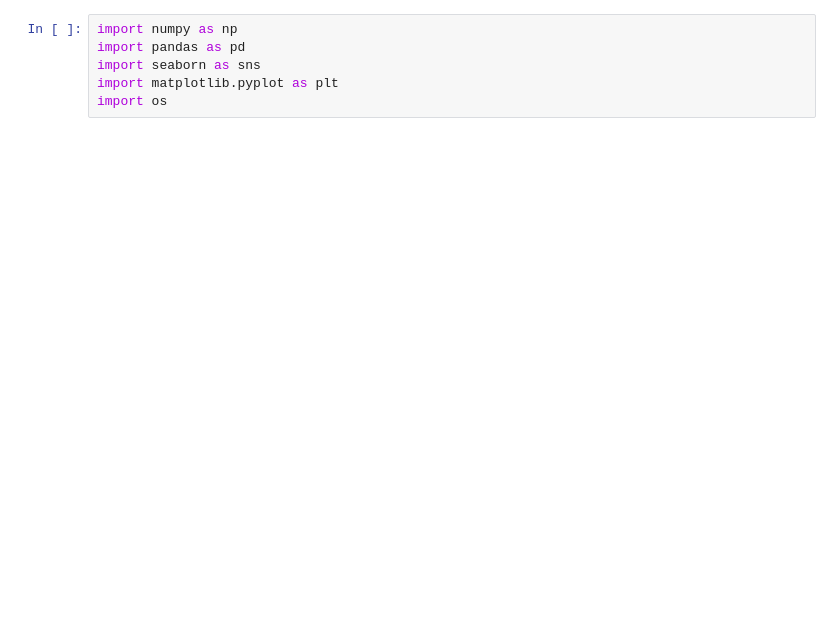
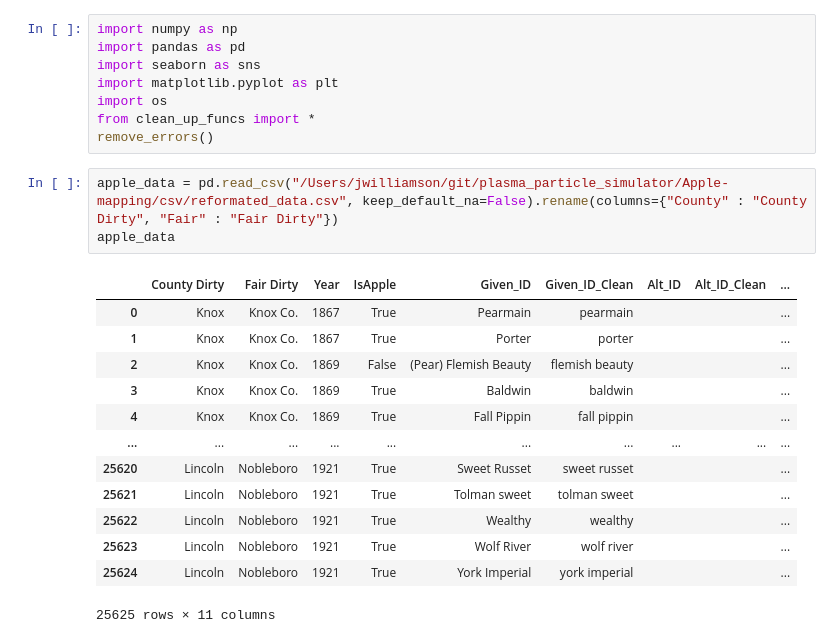
Before and after one commit to greggery88/Apple-Mapping-, a Jupyter notebook: SortingData.ipynb, the cells around one changed output. Drawn from its saved outputs; the diff is of its cells as text; blank space fills up the shorter version.

```diff
--- a/SortingData.ipynb
+++ b/SortingData.ipynb
@@ -4,3 +4,22 @@ import pandas as pd
 import seaborn as sns
 import matplotlib.pyplot as plt
 import os
+from clean_up_funcs import *
+remove_errors()
+# %%
+apple_data = pd.read_csv("/Users/jwilliamson/git/plasma_particle_simulator/Apple-mapping/csv/reformated_data.csv", keep_default_na=False).rename(columns={"County" : "County Dirty", "Fair" : "Fair Dirty"})
+apple_data
+# %% [output]
+|  | County Dirty | Fair Dirty | Year | IsApple | Given_ID | Given_ID_Clean | Alt_ID | Alt_ID_Clean | ... |
+| 0 | Knox | Knox Co. | 1867 | True | Pearmain | pearmain |  |  | ... |
+| 1 | Knox | Knox Co. | 1867 | True | Porter | porter |  |  | ... |
+| 2 | Knox | Knox Co. | 1869 | False | (Pear) Flemish Beauty | flemish beauty |  |  | ... |
+| 3 | Knox | Knox Co. | 1869 | True | Baldwin | baldwin |  |  | ... |
+| 4 | Knox | Knox Co. | 1869 | True | Fall Pippin | fall pippin |  |  | ... |
+| ... | ... | ... | ... | ... | ... | ... | ... | ... | ... |
+| 25620 | Lincoln | Nobleboro | 1921 | True | Sweet Russet | sweet russet |  |  | ... |
+| 25621 | Lincoln | Nobleboro | 1921 | True | Tolman sweet | tolman sweet |  |  | ... |
+| 25622 | Lincoln | Nobleboro | 1921 | True | Wealthy | wealthy |  |  | ... |
+| 25623 | Lincoln | Nobleboro | 1921 | True | Wolf River | wolf river |  |  | ... |
+| 25624 | Lincoln | Nobleboro | 1921 | True | York Imperial | york imperial |  |  | ... |
+25625 rows × 11 columns
```
Also changed, not shown: parts of 11 cells of this notebook, 29 other files.
